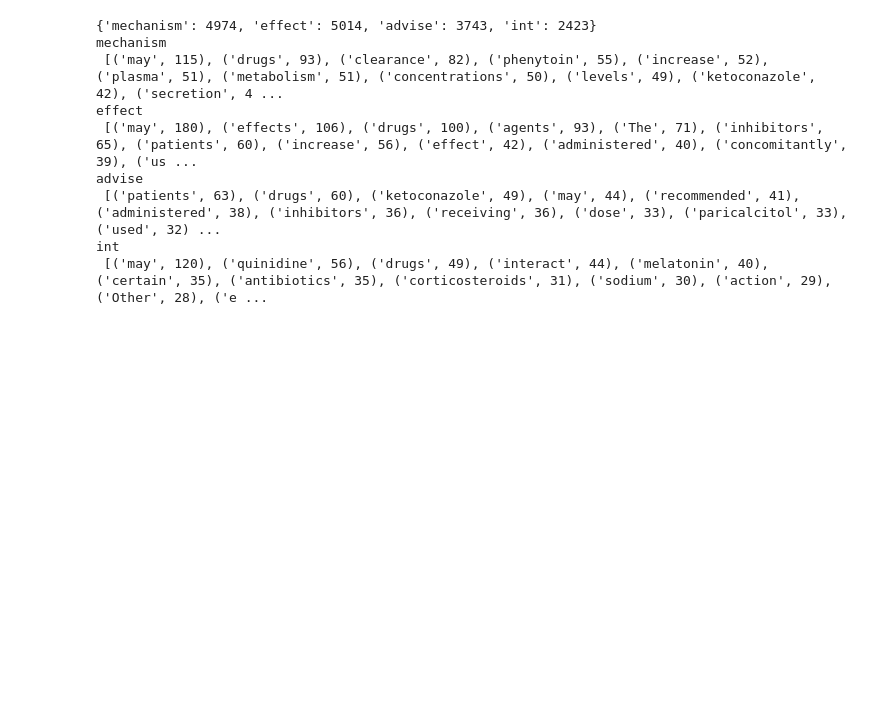
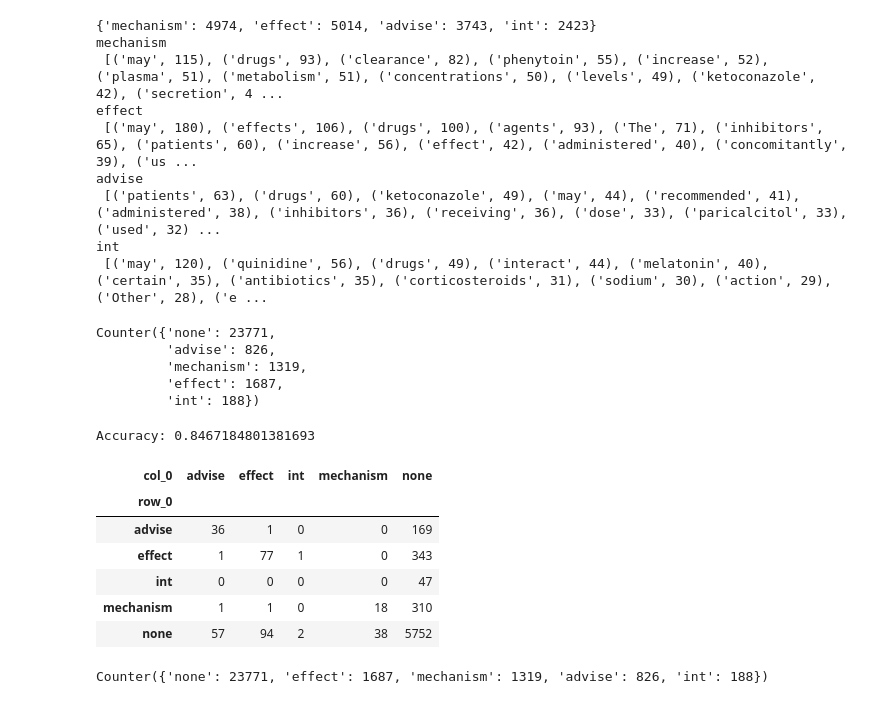
Before and after one commit to RaquelLeandra/mai_ahlt, a Jupyter notebook: sessions/C.Session-DDI.1/DDI_caos_and_tests.ipynb, the cells around one changed output. Drawn from its saved outputs; the diff is of its cells as text; code cells hidden in the pictures; blank space fills up the shorter version.

Commit message:
added baseline to ddi

```diff
--- a/sessions/C.Session-DDI.1/DDI.ipynb
+++ b/sessions/C.Session-DDI.1/DDI_caos_and_tests.ipynb
@@ -182,3 +193,65 @@ advise
  [('patients', 63), ('drugs', 60), ('ketoconazole', 49), ('may', 44), ('recommended', 41), ('administered', 38), ('inhibitors', 36), ('receiving', 36), ('dose', 33), ('paricalcitol', 33), ('used', 32) ...
 int
  [('may', 120), ('quinidine', 56), ('drugs', 49), ('interact', 44), ('melatonin', 40), ('certain', 35), ('antibiotics', 35), ('corticosteroids', 31), ('sodium', 30), ('action', 29), ('Other', 28), ('e ...
+# %%
+from collections import Counter
+Counter(y)
+# %% [output]
+Counter({'none': 23771,
+         'advise': 826,
+         'mechanism': 1319,
+         'effect': 1687,
+         'int': 188})
+# %%
+train_df = pd.read_csv(train_df_path, index_col=0)
+from sklearn.feature_extraction.text import CountVectorizer
+
+
+sentences = train_df.sentence_text.values
+y = train_df['relation_type'].values
+
+from sklearn.model_selection import train_test_split
+
+sentences_train, sentences_val, y_train, y_val = train_test_split(sentences, y, test_size=0.25, random_state=1000, stratify=y)
+# %%
+vectorizer = CountVectorizer()
+vectorizer.fit(sentences_train)
+X_train = vectorizer.transform(sentences_train)
+X_val  = vectorizer.transform(sentences_val)
+# %%
+from sklearn.linear_model import LogisticRegression
+
+classifier = LogisticRegression()
+classifier.fit(X_train, y_train)
+y_pred = classifier.predict(X_val)
+
+df_confusion = pd.crosstab(y_val, y_pred)
+
+score = classifier.score(X_val, y_val)
+print("Accuracy:", score)
+df_confusion
+# %% [output]
+Accuracy: 0.8467184801381693
+| col_0 | advise | effect | int | mechanism | none |
+| row_0 |  |  |  |  |  |
+| advise | 36 | 1 | 0 | 0 | 169 |
+| effect | 1 | 77 | 1 | 0 | 343 |
+| int | 0 | 0 | 0 | 0 | 47 |
+| mechanism | 1 | 1 | 0 | 18 | 310 |
+| none | 57 | 94 | 2 | 38 | 5752 |
+# %%
+def train_baseline():
+    train_df = pd.read_csv(train_df_path, index_col=0)
+    sentences_train = train_df.sentence_text.values
+    y_train = train_df['relation_type'].values
+    print(Counter(y_train))
+    vectorizer = CountVectorizer()
+    vectorizer.fit(sentences_train)
+    X_train = vectorizer.transform(sentences_train)
+    classifier = LogisticRegression()
+    classifier.fit(X_train, y_train)
+    return vectorizer, classifier
+
+vectorizer, classifier = train_baseline()
+# %% [output]
+Counter({'none': 23771, 'effect': 1687, 'mechanism': 1319, 'advise': 826, 'int': 188})
```
Also changed, not shown: parts of 4 cells of this notebook, 5 other files.
